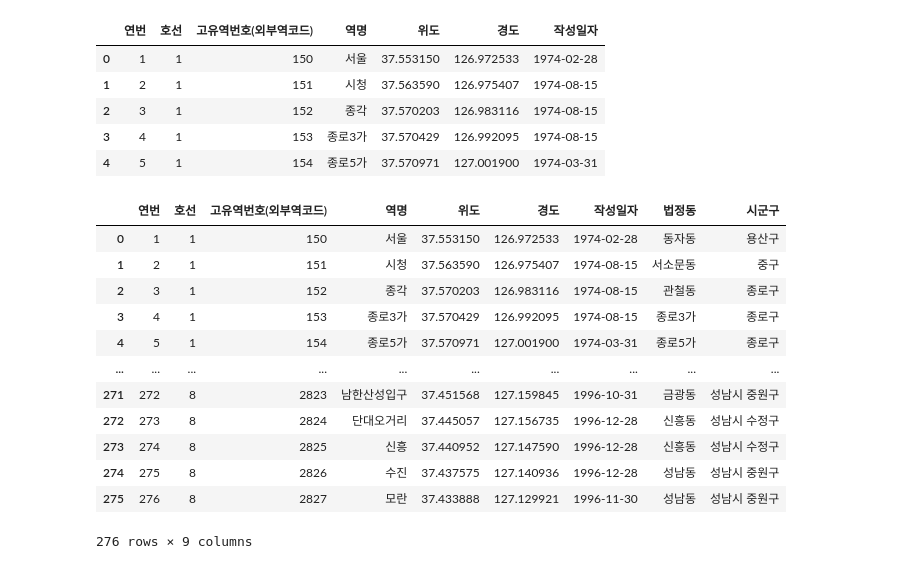
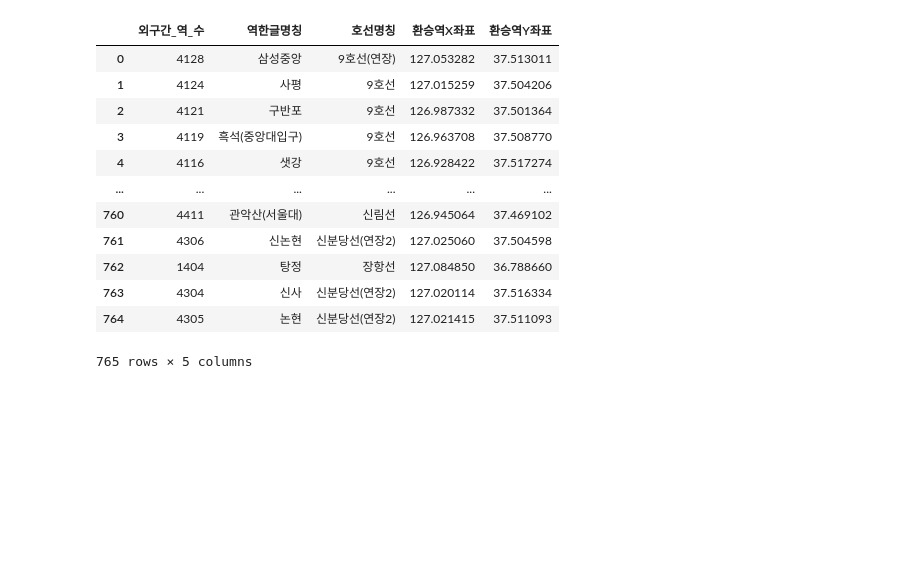
Before and after one commit to hanmin-oh/Data_Anaylasis_Project, a Jupyter notebook: Date_Preprocessing_Subway.ipynb, the cells around one changed output. Cells and saved outputs as stored; diff of their text form; code cells hidden in the pictures; blank space fills up the shorter version.

```diff
--- a/Date_Preprocessing_Subway.ipynb
+++ b/Date_Preprocessing_Subway.ipynb
@@ -13,51 +7,18 @@ from plotnine import *
 import requests
 # %%
-subway = pd.read_csv('./data/서울지하철위도경도.csv', encoding='EUC-KR')
-subway.head()
+subway = pd.read_csv('./data/지하철위도경도(신).csv')
+subway
 # %% [output]
-|  | 연번 | 호선 | 고유역번호(외부역코드) | 역명 | 위도 | 경도 | 작성일자 |
-| 0 | 1 | 1 | 150 | 서울 | 37.553150 | 126.972533 | 1974-02-28 |
-| 1 | 2 | 1 | 151 | 시청 | 37.563590 | 126.975407 | 1974-08-15 |
-| 2 | 3 | 1 | 152 | 종각 | 37.570203 | 126.983116 | 1974-08-15 |
-| 3 | 4 | 1 | 153 | 종로3가 | 37.570429 | 126.992095 | 1974-08-15 |
-| 4 | 5 | 1 | 154 | 종로5가 | 37.570971 | 127.001900 | 1974-03-31 |
+|  | 외구간_역_수 | 역한글명칭 | 호선명칭 | 환승역X좌표 | 환승역Y좌표 |
+| 0 | 4128 | 삼성중앙 | 9호선(연장) | 127.053282 | 37.513011 |
+| 1 | 4124 | 사평 | 9호선 | 127.015259 | 37.504206 |
+| 2 | 4121 | 구반포 | 9호선 | 126.987332 | 37.501364 |
+| 3 | 4119 | 흑석(중앙대입구) | 9호선 | 126.963708 | 37.508770 |
+| 4 | 4116 | 샛강 | 9호선 | 126.928422 | 37.517274 |
+| ... | ... | ... | ... | ... | ... |
+| 760 | 4411 | 관악산(서울대) | 신림선 | 126.945064 | 37.469102 |
+| 761 | 4306 | 신논현 | 신분당선(연장2) | 127.025060 | 37.504598 |
+| 762 | 1404 | 탕정 | 장항선 | 127.084850 | 36.788660 |
+| 763 | 4304 | 신사 | 신분당선(연장2) | 127.020114 | 37.516334 |
+| 764 | 4305 | 논현 | 신분당선(연장2) | 127.021415 | 37.511093 |
+765 rows × 5 columns
-# %%
-# 네이버 개발자 포털에서 발급한 Client ID와 Client Secret
-client_id = '5j924usqjd'
-client_secret = 'W4wjDI2jRzuvP1N0zo9UiG1zTRoDP30idjpESbp4'
-
-# '위도'와 '경도' 정보가 있는 데이터프레임 (house_df)에서 반복적으로 역 지오코딩을 수행합니다.
-for index, row in subway.iterrows():
-    latitude = row['위도']
-    longitude = row['경도']
-#     https://naveropenapi.apigw.ntruss.com/map-reversegeocode/v2/gc?request=coordsToaddr&coords=129.1133567,35.2982640&sourcecrs=epsg:4326&output=json&orders=addr,admcode
-    if latitude is not None and longitude is not None:
-        url = f'https://naveropenapi.apigw.ntruss.com/map-reversegeocode/v2/gc?request=coordsToaddr&coords={longitude},{latitude}&sourcecrs=epsg:4326&output=json&orders=addr,admcode'
-        headers = {
-            'X-NCP-APIGW-API-KEY-ID': client_id,
-            'X-NCP-APIGW-API-KEY': client_secret
-        }
-        response = requests.get(url, headers=headers)
-        if response.status_code == 200:
-            data = response.json()
-            if data.get('results'):
-                gu = data['results'][0]['region']['area2']['name']  # 예시로 주소 중 'area3'의 'name' 사용
-                dong = data['results'][0]['region']['area3']['name']  # 예시로 주소 중 'area3'의 'name' 사용
-                subway.at[index, '법정동'] = dong  # 주소 정보를 데이터프레임에 추가
-                subway.at[index, '시군구'] = gu  # 주소 정보를 데이터프레임에 추가
-
-subway
-# %% [output]
-|  | 연번 | 호선 | 고유역번호(외부역코드) | 역명 | 위도 | 경도 | 작성일자 | 법정동 | 시군구 |
-| 0 | 1 | 1 | 150 | 서울 | 37.553150 | 126.972533 | 1974-02-28 | 동자동 | 용산구 |
-| 1 | 2 | 1 | 151 | 시청 | 37.563590 | 126.975407 | 1974-08-15 | 서소문동 | 중구 |
-| 2 | 3 | 1 | 152 | 종각 | 37.570203 | 126.983116 | 1974-08-15 | 관철동 | 종로구 |
-| 3 | 4 | 1 | 153 | 종로3가 | 37.570429 | 126.992095 | 1974-08-15 | 종로3가 | 종로구 |
-| 4 | 5 | 1 | 154 | 종로5가 | 37.570971 | 127.001900 | 1974-03-31 | 종로5가 | 종로구 |
-| ... | ... | ... | ... | ... | ... | ... | ... | ... | ... |
-| 271 | 272 | 8 | 2823 | 남한산성입구 | 37.451568 | 127.159845 | 1996-10-31 | 금광동 | 성남시 중원구 |
-| 272 | 273 | 8 | 2824 | 단대오거리 | 37.445057 | 127.156735 | 1996-12-28 | 신흥동 | 성남시 수정구 |
-| 273 | 274 | 8 | 2825 | 신흥 | 37.440952 | 127.147590 | 1996-12-28 | 신흥동 | 성남시 수정구 |
-| 274 | 275 | 8 | 2826 | 수진 | 37.437575 | 127.140936 | 1996-12-28 | 성남동 | 성남시 중원구 |
-| 275 | 276 | 8 | 2827 | 모란 | 37.433888 | 127.129921 | 1996-11-30 | 성남동 | 성남시 중원구 |
-276 rows × 9 columns
```
Also changed, not shown: parts of 16 cells of this notebook, 12 other files.
